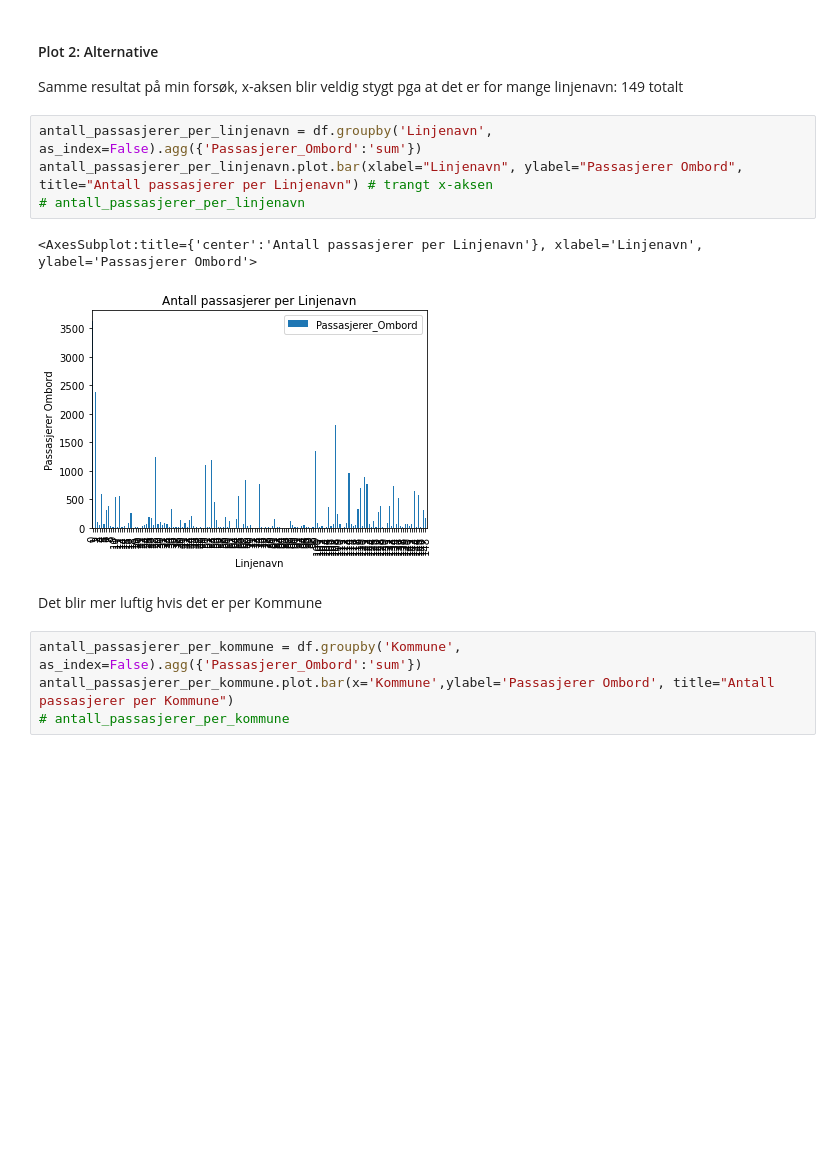
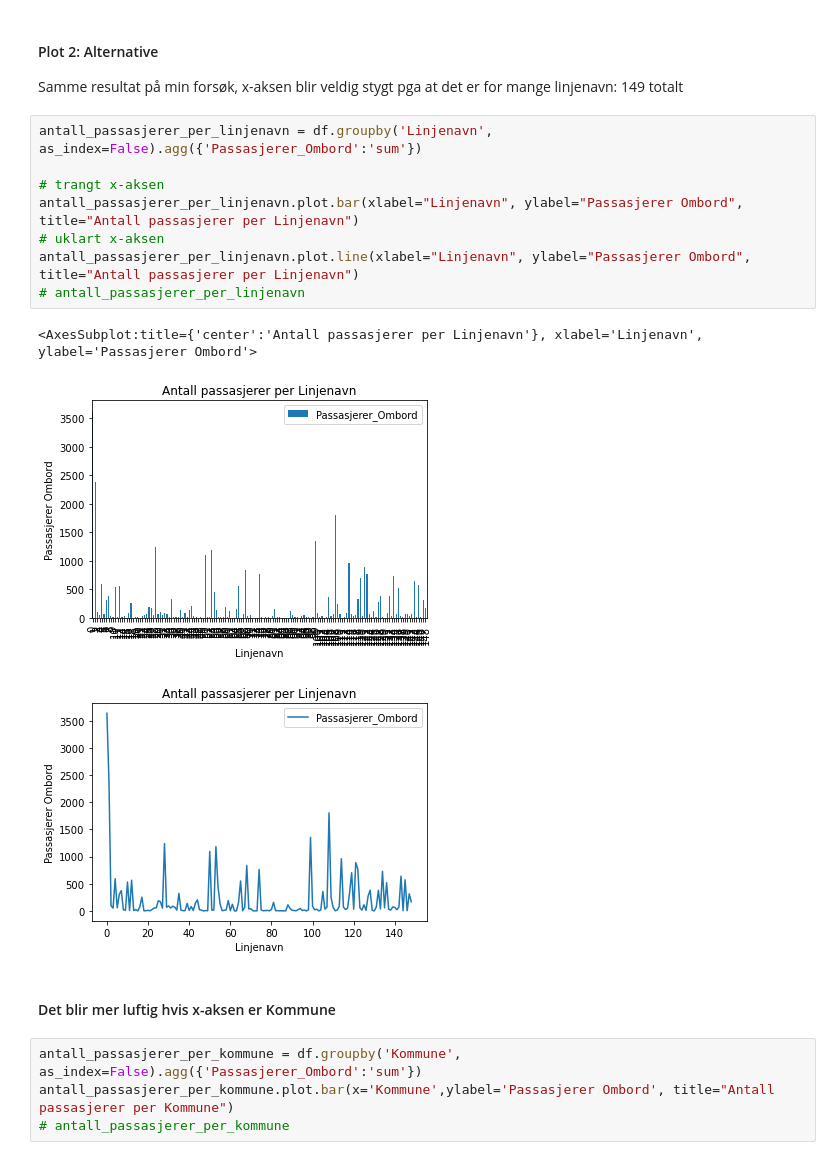
Before and after one commit to NimaAB/DAVE3625_Assignment_1, a Jupyter notebook: start.ipynb, the cells around one changed output. Drawn from its saved outputs; the diff is of its cells as text; blank space fills up the shorter version.

```diff
--- a/start.ipynb
+++ b/start.ipynb
@@ -233,13 +233,18 @@ df_psngr_cts_pr_line.plot.bar(x="Linjenavn", y="Passasjerer", rot=30)
 Samme resultat på min forsøk, x-aksen blir veldig stygt pga at det er for mange linjenavn: 149 totalt
 # %%
 antall_passasjerer_per_linjenavn = df.groupby('Linjenavn', as_index=False).agg({'Passasjerer_Ombord':'sum'})
-antall_passasjerer_per_linjenavn.plot.bar(xlabel="Linjenavn", ylabel="Passasjerer Ombord", title="Antall passasjerer per Linjenavn") # trangt x-aksen
+
+# trangt x-aksen
+antall_passasjerer_per_linjenavn.plot.bar(xlabel="Linjenavn", ylabel="Passasjerer Ombord", title="Antall passasjerer per Linjenavn")
+# uklart x-aksen
+antall_passasjerer_per_linjenavn.plot.line(xlabel="Linjenavn", ylabel="Passasjerer Ombord", title="Antall passasjerer per Linjenavn")
 # antall_passasjerer_per_linjenavn
 # %% [output]
 <AxesSubplot:title={'center':'Antall passasjerer per Linjenavn'}, xlabel='Linjenavn', ylabel='Passasjerer Ombord'>
 [figure]
+[figure, added]
 # %% [markdown]
-Det blir mer luftig hvis det er per Kommune
+#### Det blir mer luftig hvis x-aksen er Kommune
 # %%
 antall_passasjerer_per_kommune = df.groupby('Kommune', as_index=False).agg({'Passasjerer_Ombord':'sum'})
 antall_passasjerer_per_kommune.plot.bar(x='Kommune',ylabel='Passasjerer Ombord', title="Antall passasjerer per Kommune")
```
Also changed, not shown: parts of 10 cells of this notebook.
